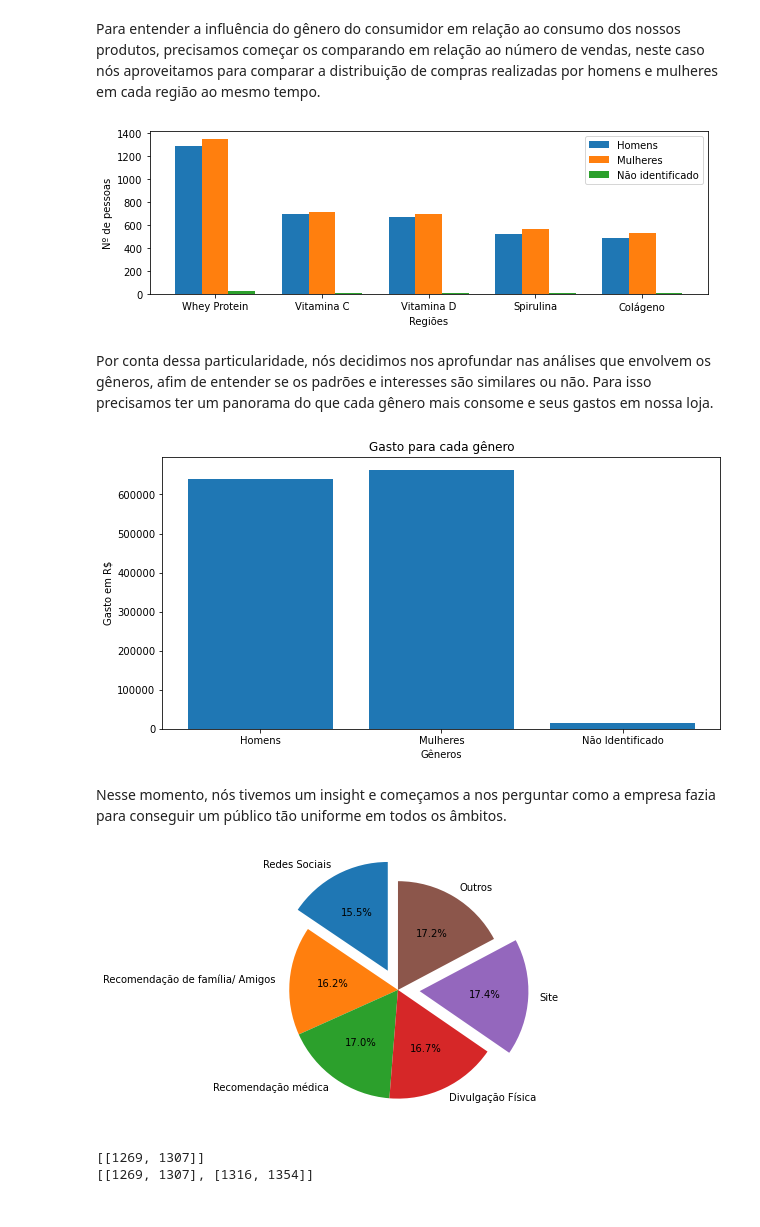
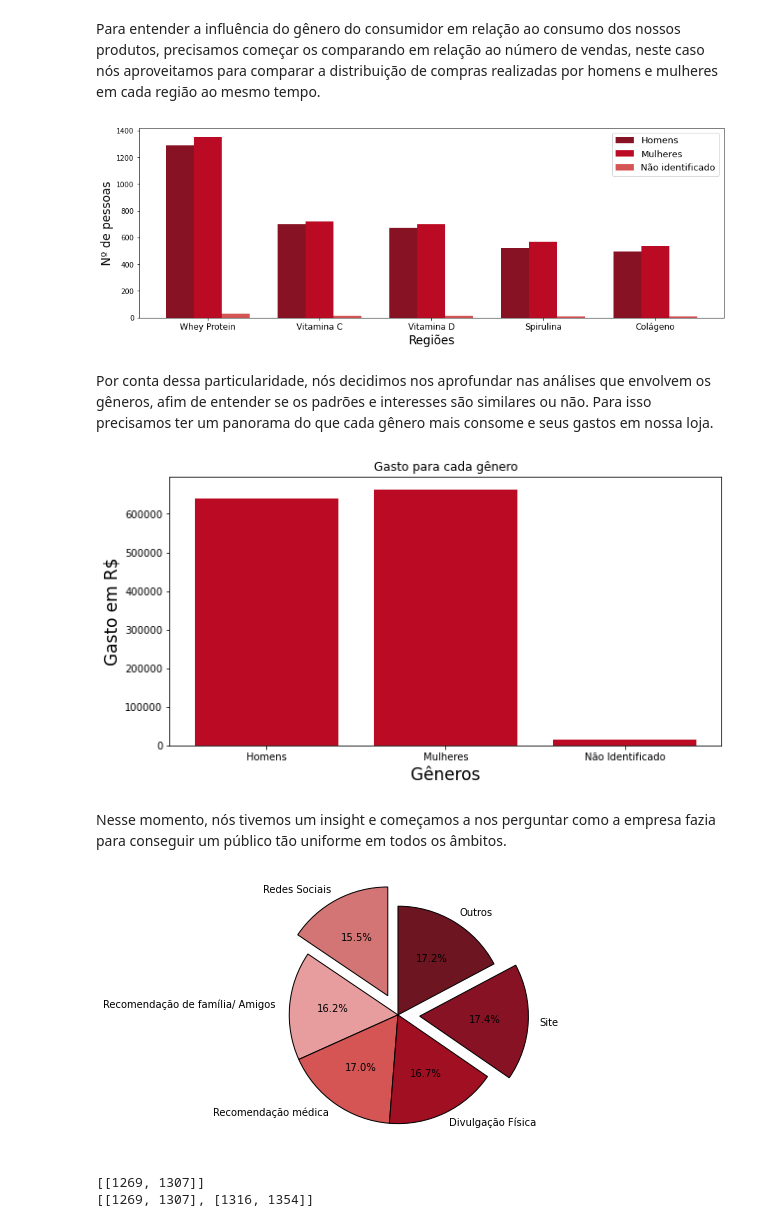
Before and after one commit to Juuzou623/Insper-Jr, a Jupyter notebook: Insper Jr.ipynb, the cells around one changed output. Drawn from its saved outputs; the diff is of its cells as text; code cells hidden in the pictures.

```diff
--- a/Insper Jr.ipynb
+++ b/Insper Jr.ipynb
@@ -123,0 +123,16 @@ plt.show()
+# %%
+produtos_agr = ['Whey Protein', 'Vitamina C', 'Vitamina D', 'Spirulina', 'Colágeno']
+
+prod_total2=[]
+for i in range(len(produtos_agr)):
+    lista_prod_total2 = base_vendas['Produtos '].tolist()
+    prod_total2.append(''.join(lista_prod_total2).count(produtos_agr[i]))
+
+plt.figure(figsize=(10,7))
+plt.bar(produtos_agr, prod_total, color = '#bb0b24')
+plt.title('Número de vendas por produto', fontsize = 25)
+plt.xlabel('Produtos', fontsize = 17)
+plt.ylabel('Nº vendidos', fontsize = 17)
+plt.xticks(fontsize=15)
+plt.yticks(fontsize=15)
+plt.show()
@@ -149,13 +166,14 @@ r4 = [x+width for x in r3]
 r5 = [x+width for x in r4]
 
 R = [r1, r2, r3, r4, r5]
-
+cores_reg_ven = ['#6d1622','#871223','#a10f23','#bb0b24','#d55555']
 for i in range(len(R)):
-    plt.bar(R[i], prod_reg_agr[i], width=width, label = produtos_agr[i])
-plt.xlabel('Regiões', fontsize=25)
-plt.xticks([x+width/2 for x in range(6)],['Norte', 'Nordeste ', 'Centro-Oeste', 'Sudeste', 'Sul', 'Não identificado'], fontsize=20)
-plt.ylabel('Nº de Vendas', fontsize=25)
+    plt.bar(R[i], prod_reg_agr[i], width=width, label = produtos_agr[i], color = cores_reg_ven[i])
+plt.xlabel('Regiões', fontsize = 17)
+plt.xticks([x+width/2 for x in range(6)],['Norte', 'Nordeste ', 'Centro-Oeste', 'Sudeste', 'Sul', 'Não identificado'], fontsize=15)
+plt.ylabel('Nº de Vendas', fontsize = 17)
 plt.yticks(fontsize = 15)
 plt.legend(fontsize=15)
-plt.show()
+plt.title('Venda do produto por Região', fontsize = 20)
+plt.show(),
 # %% [output]
@@ -289,35 +314,35 @@ Para entender a influência do gênero do consumidor em relação ao consumo dos
 # %%
 prod_homens=[]
 prod_mulheres=[]
 prod_nao_id=[]
 
 lista_prod_homens = base_homens['Produtos '].tolist()
 lista_prod_mulheres = base_mulheres['Produtos '].tolist()
 lista_prod_nao_id= base_nao_id['Produtos '].tolist()
 
 for i in range(len(produtos_agr)):
     prod_homens.append(''.join(lista_prod_homens).count(produtos_agr[i]))
     prod_mulheres.append(''.join(lista_prod_mulheres).count(produtos_agr[i]))
     prod_nao_id.append(''.join(lista_prod_nao_id).count(produtos_agr[i]))
 
 width = 0.25
-plt.figure(figsize=(10,3))
+plt.figure(figsize=(15,5))
 
 r1 = np.arange(len(produtos_agr))
 r2 = [x+width for x in r1]
 r3 = [x+width for x in r2]
 
-plt.bar(r1, prod_homens, width=width, label = "Homens")
-plt.bar(r2, prod_mulheres, width=width, label = "Mulheres")
-plt.bar(r3, prod_nao_id, width=width, label = "Não identificado")
+plt.bar(r1, prod_homens, width=width, label = "Homens", color = '#871223')
+plt.bar(r2, prod_mulheres, width=width, label = "Mulheres", color = '#bb0b24')
+plt.bar(r3, prod_nao_id, width=width, label = "Não identificado", color = '#d55555')
 
-plt.xlabel('Regiões')
-plt.xticks([x+width for x in range(5)],produtos_agr)
-plt.ylabel('Nº de pessoas')
-plt.legend()
+plt.xlabel('Regiões', fontsize = 17)
+plt.xticks([x+width for x in range(5)],produtos_agr, fontsize = 12)
+plt.ylabel('Nº de pessoas', fontsize = 17)
+plt.legend(fontsize = 13)
 plt.show()
 # %% [output]
-[figure, old version]
+[figure, new version]
 # %% [markdown]
 Por conta dessa particularidade, nós decidimos nos aprofundar nas análises que envolvem os gêneros, afim de entender se os padrões e interesses são similares ou não. Para isso precisamos ter um panorama do que cada gênero mais consome e seus gastos em nossa loja.
 # %%
@@ -330,16 +355,17 @@ genero = ['Homens', 'Mulheres', 'Não Identificado']
 gasto_faixas_genero = [sum(base_homens['Preço final ']),sum(base_mulheres['Preço final ']),sum(base_nao_id['Preço final '])]
 
 plt.figure(figsize=(10,5))
-plt.bar(genero, gasto_faixas_genero)
-plt.ylabel("Gasto em R$")
-plt.xlabel("Gêneros")
+plt.bar(genero, gasto_faixas_genero, color ='#bb0b24')
+plt.ylabel("Gasto em R$", fontsize = 17)
+plt.xlabel("Gêneros", fontsize = 17)
 plt.title('Gasto para cada gênero')
 plt.show()
 # %% [output]
-[figure, old version]
+[figure, new version]
 # %% [markdown]
 Nesse momento, nós tivemos um insight e começamos a nos perguntar como a empresa fazia para conseguir um público tão uniforme em todos os âmbitos.
 # %%
+wp = { 'linewidth' : 1, 'edgecolor' : "black" }
 porcent_market = []
 cat_market = base_vendas['Como conheceu a marca?'].unique()
 for i in range(len(cat_market)):
@@ -347,12 +373,12 @@ for i in range(len(cat_market)):
     porcent_market.append((base_marketing.shape[0]*100)/base_vendas.shape[0])
 
 explode = [0.2,0,0,0,0.2,0]
-
+color = ['#d37575', '#e79d9d', '#d55555', '#a10f23','#871223','#6d1622']
 fig = plt.figure(figsize =(5, 5))
-plt.pie(porcent_market, labels = cat_market, explode = explode, startangle = 90, autopct='%1.1f%%')
+plt.pie(porcent_market, labels = cat_market, explode = explode, startangle = 90, autopct='%1.1f%%', colors=color, wedgeprops=wp )
 plt.show()
 # %% [output]
-[figure, old version]
+[figure, new version]
 # %%
 boleana = ['Sim', 'Não']
 cat_forma = ['Online', 'Presencial']
```
Also changed, not shown: parts of 11 cells of this notebook.
